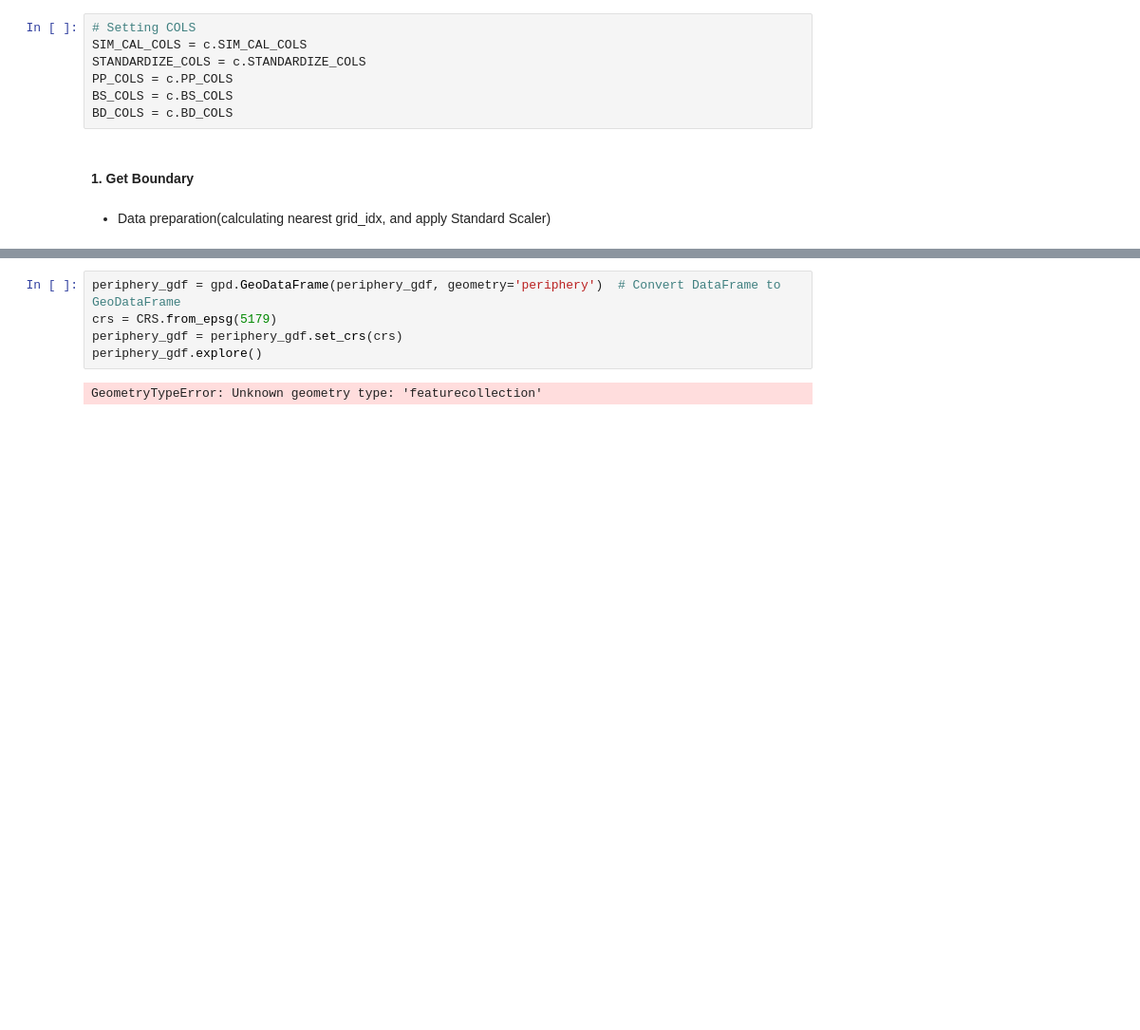
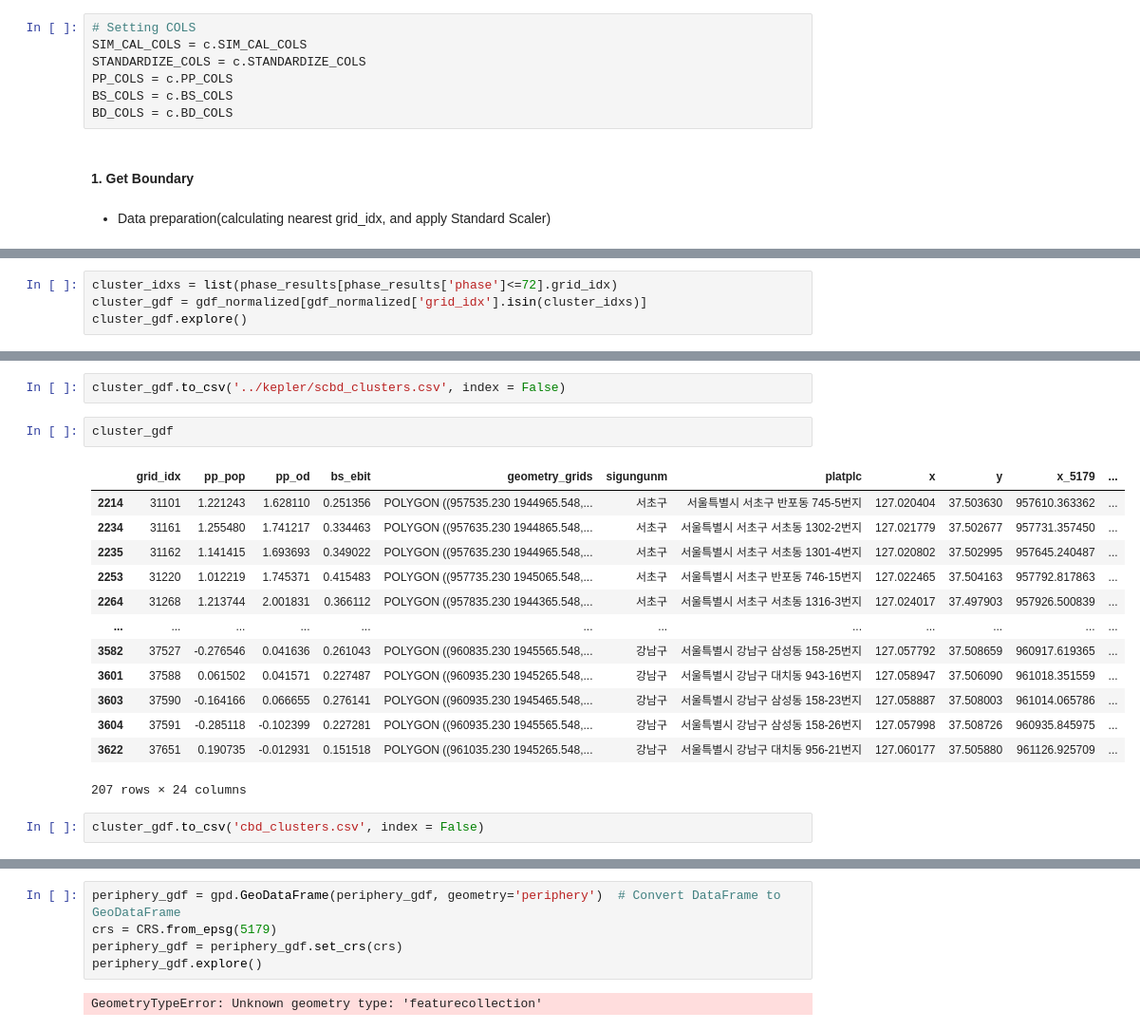
Before and after one commit to woooleee/msd, a Jupyter notebook: experiment/distsim.ipynb, the cells around one changed output, grey strips where cells are left out. Shown at 95% size. Saved outputs shown, nothing was run; the diff lists cells and outputs as text; blank space fills up the shorter version.

```diff
--- a/experiment/distsim.ipynb
+++ b/experiment/distsim.ipynb
@@ -218,0 +279,4 @@ cluster_gdf.explore()
+# %%
+cluster_idxs = list(phase_results[phase_results['phase']<=72].grid_idx)
+cluster_gdf = gdf_normalized[gdf_normalized['grid_idx'].isin(cluster_idxs)]
+cluster_gdf.explore()
@@ -218,0 +285,20 @@ cluster_gdf.explore()
+# %%
+cluster_gdf.to_csv('../kepler/scbd_clusters.csv', index = False)
+# %%
+cluster_gdf
+# %% [output]
+|  | grid_idx | pp_pop | pp_od | bs_ebit | geometry_grids | sigungunm | platplc | x | y | x_5179 | ... |
+| 2214 | 31101 | 1.221243 | 1.628110 | 0.251356 | POLYGON ((957535.230 1944965.548,... | 서초구 | 서울특별시 서초구 반포동 745-5번지 | 127.020404 | 37.503630 | 957610.363362 | ... |
+| 2234 | 31161 | 1.255480 | 1.741217 | 0.334463 | POLYGON ((957635.230 1944865.548,... | 서초구 | 서울특별시 서초구 서초동 1302-2번지 | 127.021779 | 37.502677 | 957731.357450 | ... |
+| 2235 | 31162 | 1.141415 | 1.693693 | 0.349022 | POLYGON ((957635.230 1944965.548,... | 서초구 | 서울특별시 서초구 서초동 1301-4번지 | 127.020802 | 37.502995 | 957645.240487 | ... |
+| 2253 | 31220 | 1.012219 | 1.745371 | 0.415483 | POLYGON ((957735.230 1945065.548,... | 서초구 | 서울특별시 서초구 반포동 746-15번지 | 127.022465 | 37.504163 | 957792.817863 | ... |
+| 2264 | 31268 | 1.213744 | 2.001831 | 0.366112 | POLYGON ((957835.230 1944365.548,... | 서초구 | 서울특별시 서초구 서초동 1316-3번지 | 127.024017 | 37.497903 | 957926.500839 | ... |
+| ... | ... | ... | ... | ... | ... | ... | ... | ... | ... | ... | ... |
+| 3582 | 37527 | -0.276546 | 0.041636 | 0.261043 | POLYGON ((960835.230 1945565.548,... | 강남구 | 서울특별시 강남구 삼성동 158-25번지 | 127.057792 | 37.508659 | 960917.619365 | ... |
+| 3601 | 37588 | 0.061502 | 0.041571 | 0.227487 | POLYGON ((960935.230 1945265.548,... | 강남구 | 서울특별시 강남구 대치동 943-16번지 | 127.058947 | 37.506090 | 961018.351559 | ... |
+| 3603 | 37590 | -0.164166 | 0.066655 | 0.276141 | POLYGON ((960935.230 1945465.548,... | 강남구 | 서울특별시 강남구 삼성동 158-23번지 | 127.058887 | 37.508003 | 961014.065786 | ... |
+| 3604 | 37591 | -0.285118 | -0.102399 | 0.227281 | POLYGON ((960935.230 1945565.548,... | 강남구 | 서울특별시 강남구 삼성동 158-26번지 | 127.057998 | 37.508726 | 960935.845975 | ... |
+| 3622 | 37651 | 0.190735 | -0.012931 | 0.151518 | POLYGON ((961035.230 1945265.548,... | 강남구 | 서울특별시 강남구 대치동 956-21번지 | 127.060177 | 37.505880 | 961126.925709 | ... |
+207 rows × 24 columns
+# %%
+cluster_gdf.to_csv('cbd_clusters.csv', index = False)
```
Also changed, not shown: parts of 14 cells of this notebook, 16 other files.
